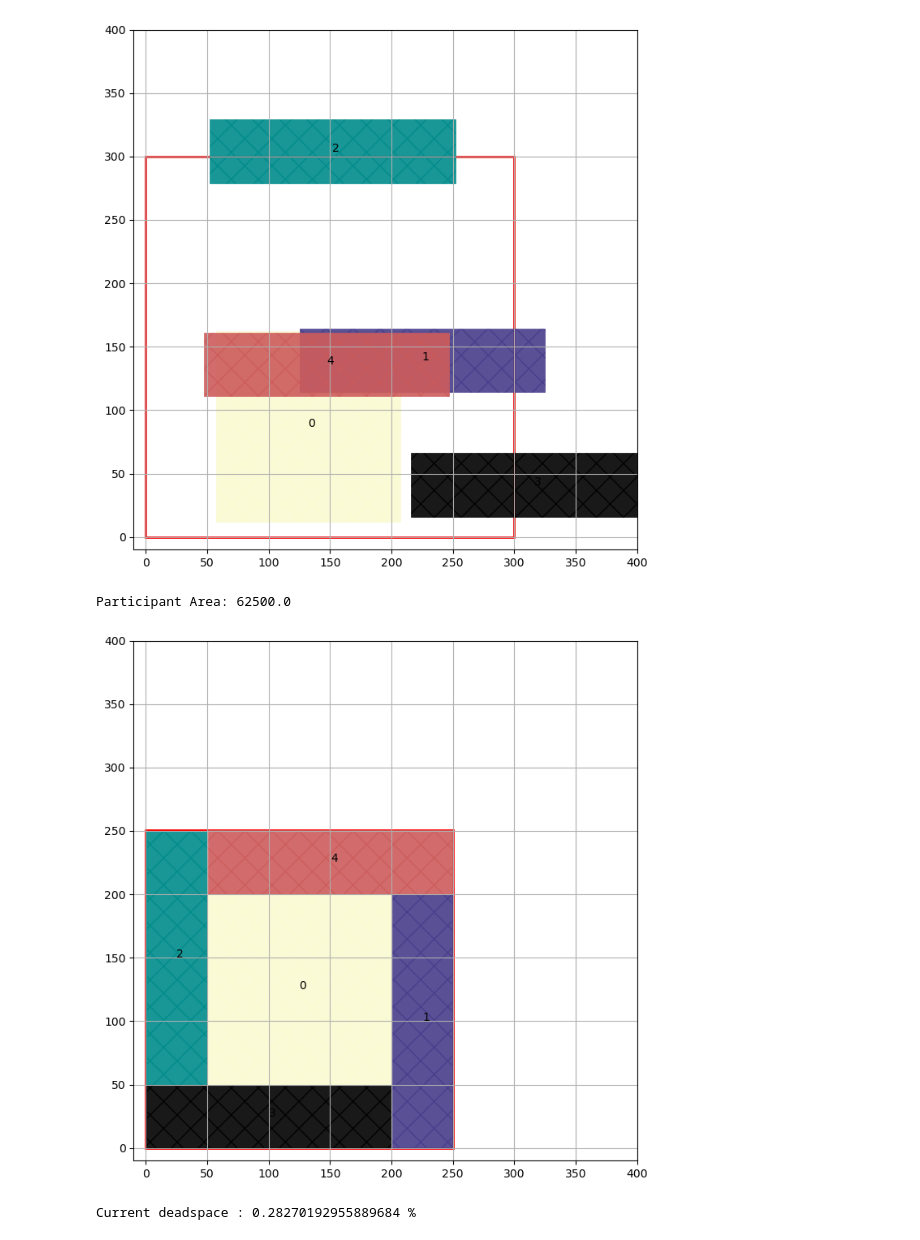
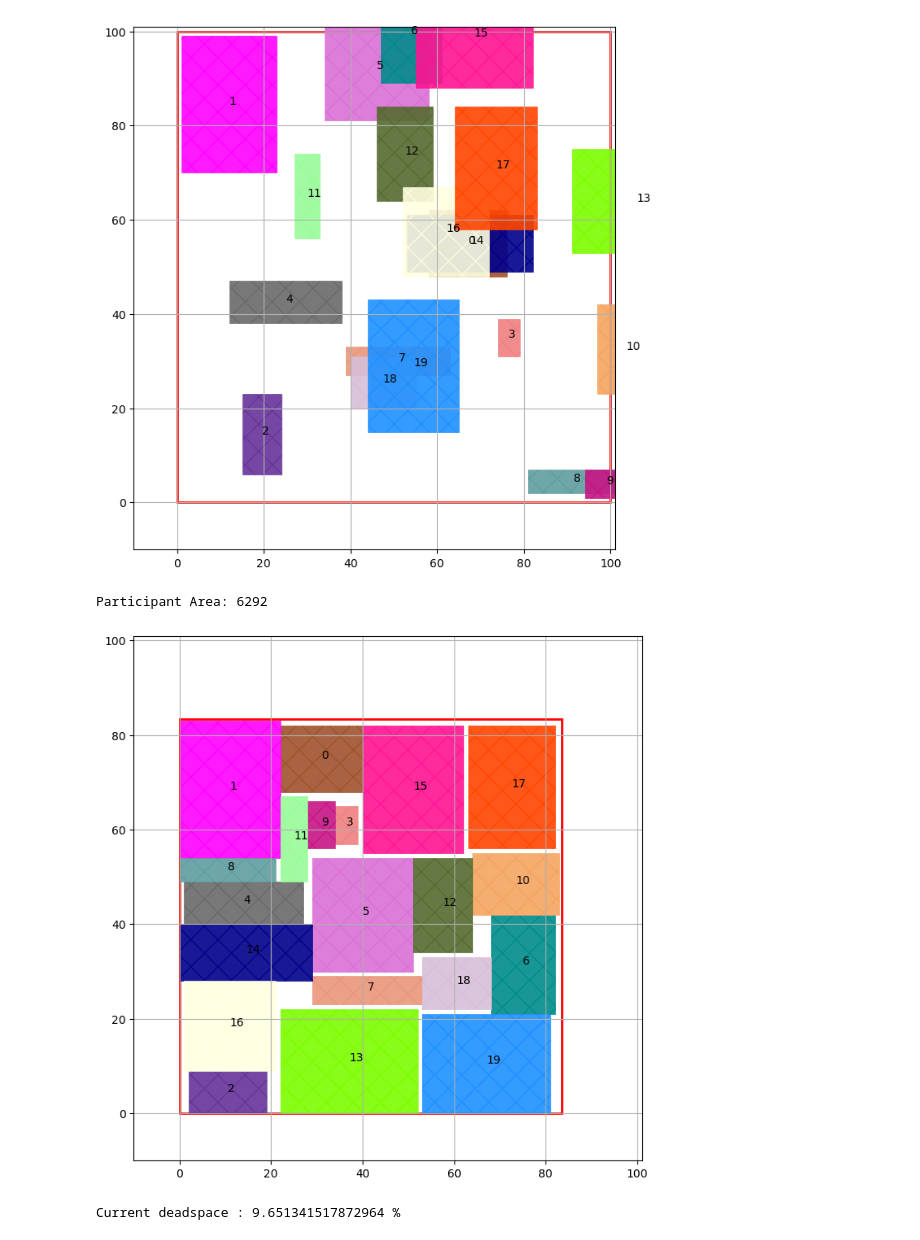
Before and after one commit to TiMo3654/abf, a Jupyter notebook: tests.ipynb, the cells around one changed output. Drawn from its saved outputs; the diff is of its cells as text; code cells hidden in the pictures.

```diff
--- a/tests.ipynb
+++ b/tests.ipynb
@@ -11,34 +12,34 @@ conciliation_quota  = 0.5
 
 critical_amount     = 100
 # %%
-# #Random
-# layout_zone         = {"xmin"   : 0, "ymin"   : 0, "width"  : 100, "height" : 100}
-# participants        = generate_unconnected_participants(20, layout_zone, 30, 30, 666)
-# ds_goal             = 10.0
+#Random
+layout_zone         = {"xmin"   : 0, "ymin"   : 0, "width"  : 100, "height" : 100}
+participants        = generate_unconnected_participants(20, layout_zone, 30, 30, 666)
+ds_goal             = 10.0
 
 # # Perfect square
 # layout_zone         = {"xmin"   : 0, "ymin"   : 0, "width"  : 100, "height" : 100}
 # participants        = generate_unconnected_equal_quadratic_participants(9, layout_zone, 31, 420)
 # ds_goal             = 0.48
 
-# Wheel
-layout_zone         = {"xmin"   : 0, "ymin"   : 0, "width"  : 300, "height" : 300}
-participants        = generate_unconnected_wheel_participants(layout_zone, 100, 42)
-ds_goal             = 0.48
+# # Wheel
+# layout_zone         = {"xmin"   : 0, "ymin"   : 0, "width"  : 300, "height" : 300}
+# participants        = generate_unconnected_wheel_participants(layout_zone, 100, 42)
+# ds_goal             = 0.48
 
 
-plot_size           = layout_zone["width"] + 100
+plot_size           = 1.01 * layout_zone["width"]
 
 
 a = plot_participants(layout_zone, participants, plot_size, plot_size)
 # %% [output]
-[figure, old version]
+[figure, new version]
 # %%
 participants            = determine_initial_conditions(participants, layout_zone, conciliation_quota, critical_amount)
 
 print('Participant Area: ' + str(calculate_all_participants_area(participants)))
 # %% [output]
-Participant Area: 62500.0
+Participant Area: 6292
 # %%
 id_list = [p['idx'] for p in (participants.values())]
 
@@ -72,8 +73,8 @@ for i in range(500): # maximum rounds of interaction
     for i in range(len(participants)):
         print(participants[str(i)]['last-move'])
 # %% [output]
-[figure, old version]
+[figure, new version]
-Current deadspace : 0.28270192955889684 %
+Current deadspace : 9.651341517872964 %
 # %%
 participants    	= determine_initial_conditions(participants, layout_zone, conciliation_quota, critical_amount)
 
```
Also changed, not shown: parts of 3 cells of this notebook, 6 other files.
